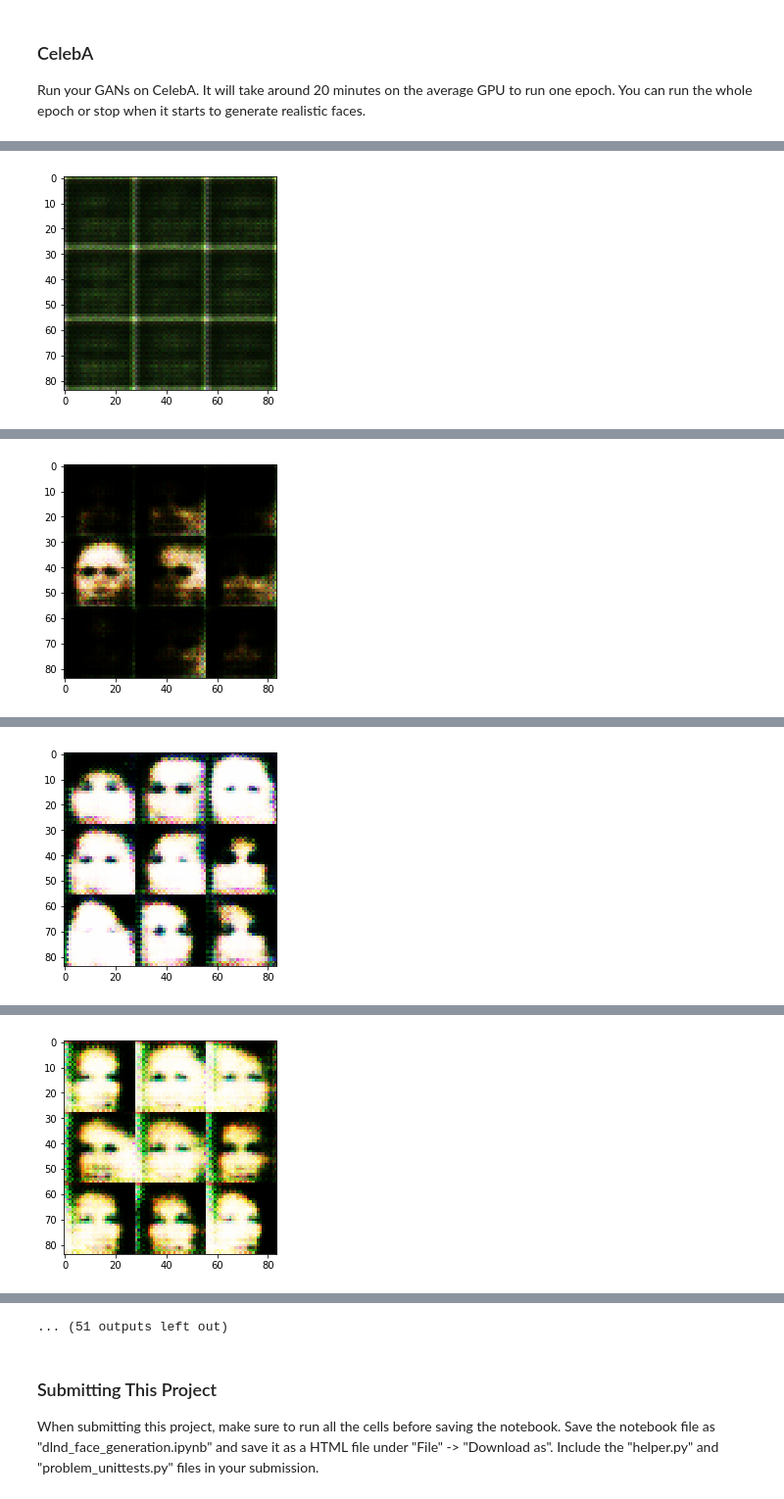
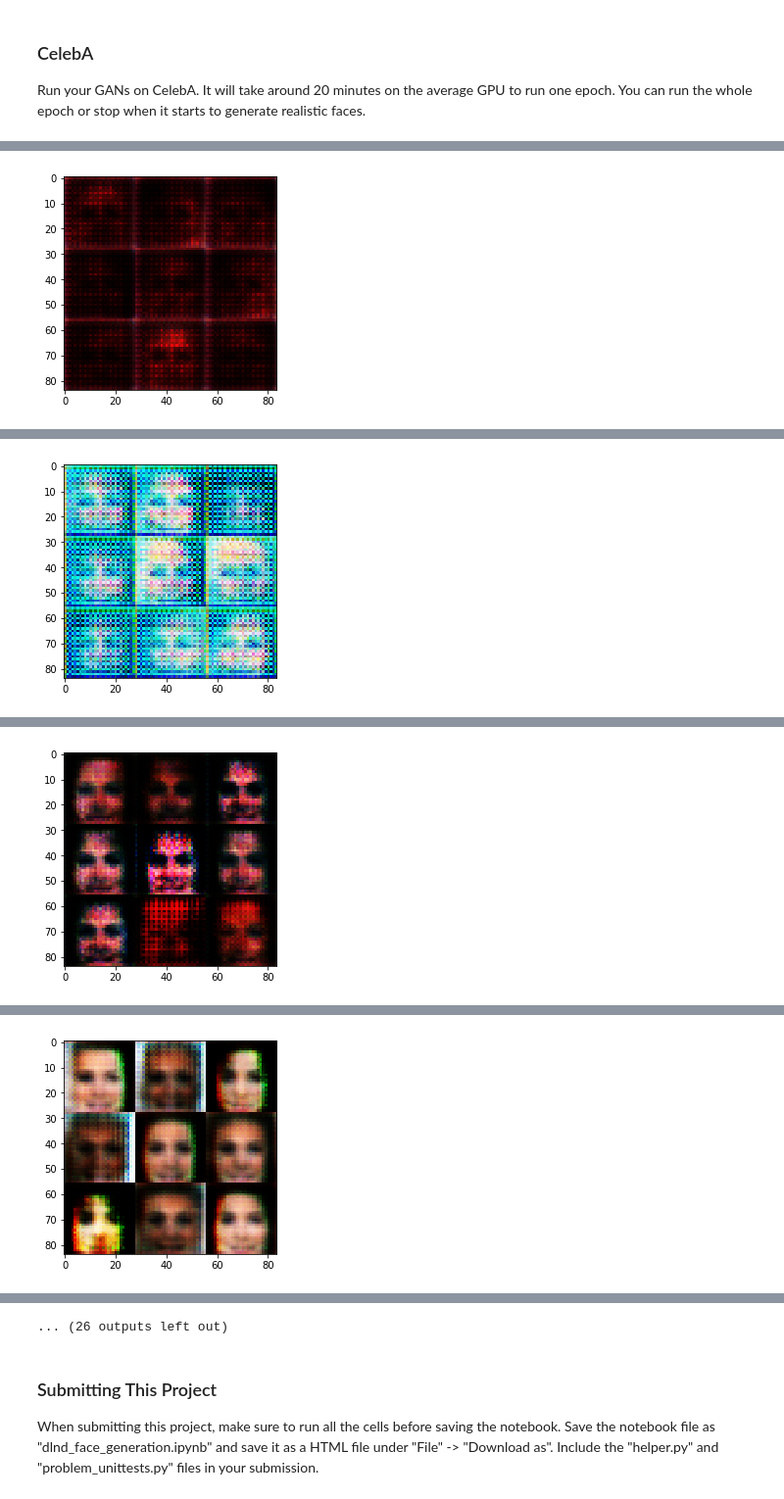
Before and after one commit to ZmeiGorynych/deep-learning, a Jupyter notebook: face_generation/dlnd_face_generation.ipynb, the cells around one changed output, grey strips where cells are left out. Shown at 98% size. Saved outputs shown, nothing was run; the diff lists cells and outputs as text; code cells hidden in the pictures.

```diff
--- a/face_generation/dlnd_face_generation.ipynb
+++ b/face_generation/dlnd_face_generation.ipynb
@@ -213,9 +213,10 @@ def generator(z, out_channel_dim, is_train=True):
     :param is_train: Boolean if generator is being used for training
     :return: The tensor output of the generator
     """
-    init_dim =[-1,7,7,512]
-    init_len = 7*7*512
-    filters = 512
+    init_filters = 512
+    init_dim =[-1,7,7,init_filters]
+    init_len = 7*7*init_filters
+    filters = init_filters
     drop_rate = 0.5
     with tf.variable_scope('generator', reuse = not is_train):
         # First fully connected layer
@@ -284,12 +285,13 @@ def model_loss(input_real, input_z, out_channel_dim, alpha=0.2):
     d_model_real, d_logits_real = discriminator(input_real, alpha=alpha)
     d_model_fake, d_logits_fake = discriminator(g_model, reuse=True, alpha=alpha)
 
+    label_smooth = 0.2
     d_loss_real = tf.reduce_mean(
-        tf.nn.sigmoid_cross_entropy_with_logits(logits=d_logits_real, labels=0.95*tf.ones_like(d_logits_real)))
+        tf.nn.sigmoid_cross_entropy_with_logits(logits=d_logits_real, labels=(1-label_smooth)*tf.ones_like(d_logits_real)))
     d_loss_fake = tf.reduce_mean(
-        tf.nn.sigmoid_cross_entropy_with_logits(logits=d_logits_fake, labels=0.05*tf.ones_like(d_logits_fake)))
+        tf.nn.sigmoid_cross_entropy_with_logits(logits=d_logits_fake, labels=tf.zeros_like(d_logits_fake)))
     g_loss = tf.reduce_mean(
-        tf.nn.sigmoid_cross_entropy_with_logits(logits=d_logits_fake, labels=0.95*tf.ones_like(d_logits_fake)))
+        tf.nn.sigmoid_cross_entropy_with_logits(logits=d_logits_fake, labels=tf.ones_like(d_logits_fake)))
 
     d_loss = d_loss_real + d_loss_fake
 
@@ -525,9 +527,9 @@ Epoch 1/2... Discriminator Loss: 0.9160... Generator Loss: 3.3882
 ### CelebA
 Run your GANs on CelebA.  It will take around 20 minutes on the average GPU to run one epoch.  You can run the whole epoch or stop when it starts to generate realistic faces.
 # %%
-batch_size = 64
+batch_size = 128
 z_dim = 100
-learning_rate = 0.0001
+learning_rate = 0.0002
 beta1 = 0.5
 print_every = 10
 show_every= 100
@@ -536,7 +538,7 @@ show_every= 100
 """
 DON'T MODIFY ANYTHING IN THIS CELL THAT IS BELOW THIS LINE
 """
-epochs = 1
+epochs = 5
 
 celeba_dataset = helper.Dataset('celeba', glob(os.path.join(data_dir, 'img_align_celeba/*.jpg')))
 with tf.Graph().as_default():
@@ -556 +558 @@ Epoch 1/1... Discriminator Loss: 0.5061... Generator Loss: 4.2930
-[figure, old version]
+[figure, new version]
@@ -567 +569 @@ Epoch 1/1... Discriminator Loss: 0.4507... Generator Loss: 3.3728
-[figure, old version]
+[figure, new version]
@@ -578 +580 @@ Epoch 1/1... Discriminator Loss: 0.4401... Generator Loss: 3.2092
-[figure, old version]
+[figure, new version]
@@ -589 +591 @@ Epoch 1/1... Discriminator Loss: 0.4357... Generator Loss: 2.1893
-[figure, old version]
+[figure, new version]
@@ -612,4 +614,4 @@ Epoch 1/1... Discriminator Loss: 0.6161... Generator Loss: 1.6834
-... (51 outputs left out)
+... (26 outputs left out)
 # %% [markdown]
 ### Submitting This Project
 When submitting this project, make sure to run all the cells before saving the notebook. Save the notebook file as "dlnd_face_generation.ipynb" and save it as a HTML file under "File" -> "Download as". Include the "helper.py" and "problem_unittests.py" files in your submission.
```
Also changed, not shown: parts of 2 cells of this notebook, 1 other file.
